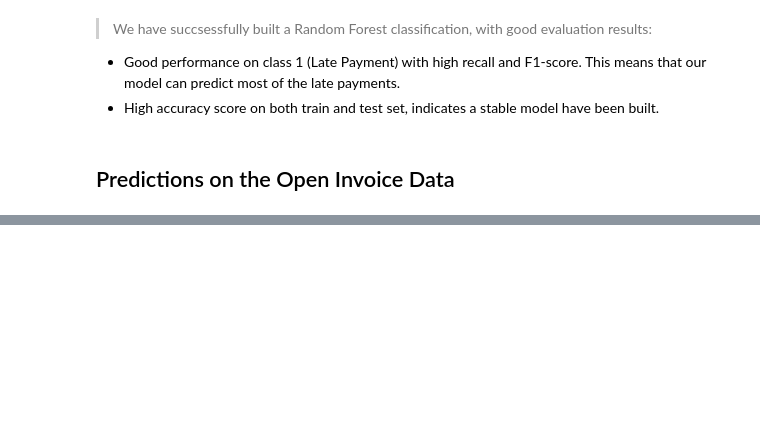
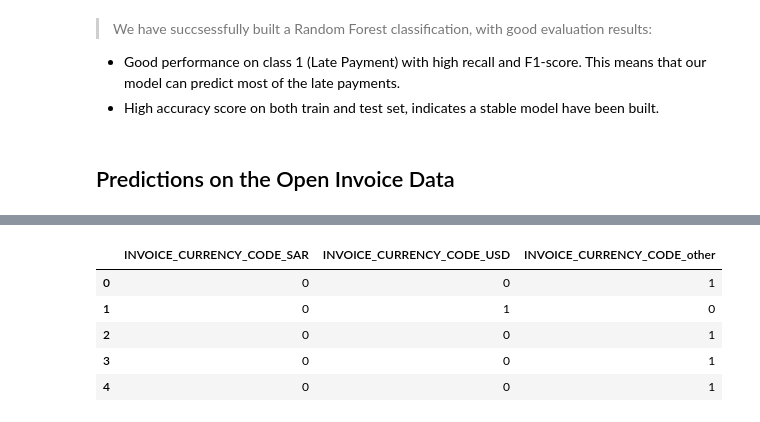
Before and after one commit to liemnh98/upGrad-Domain-Oriented-Case-Study, a Jupyter notebook: main_code.iPynb, the cells around one changed output, grey strips where cells are left out. Drawn from its saved outputs; the diff is of its cells as text; code cells hidden in the pictures; blank space fills up the shorter version.

```diff
--- a/main_code.iPynb
+++ b/main_code.iPynb
@@ -955,0 +1035,11 @@ weighted avg       0.92      0.92      0.92     25787
+# %%
+# create dummies for INVOICE_CURRENCY_CODE
+dummy2 = pd.get_dummies(open['INVOICE_CURRENCY_CODE'], columns=['INVOICE_CURRENCY_CODE'], prefix='INVOICE_CURRENCY_CODE', dtype=int)
+dummy2.head()
+# %% [output]
+|  | INVOICE_CURRENCY_CODE_SAR | INVOICE_CURRENCY_CODE_USD | INVOICE_CURRENCY_CODE_other |
+| 0 | 0 | 0 | 1 |
+| 1 | 0 | 1 | 0 |
+| 2 | 0 | 0 | 1 |
+| 3 | 0 | 0 | 1 |
+| 4 | 0 | 0 | 1 |
```
Also changed, not shown: parts of 16 cells of this notebook.
